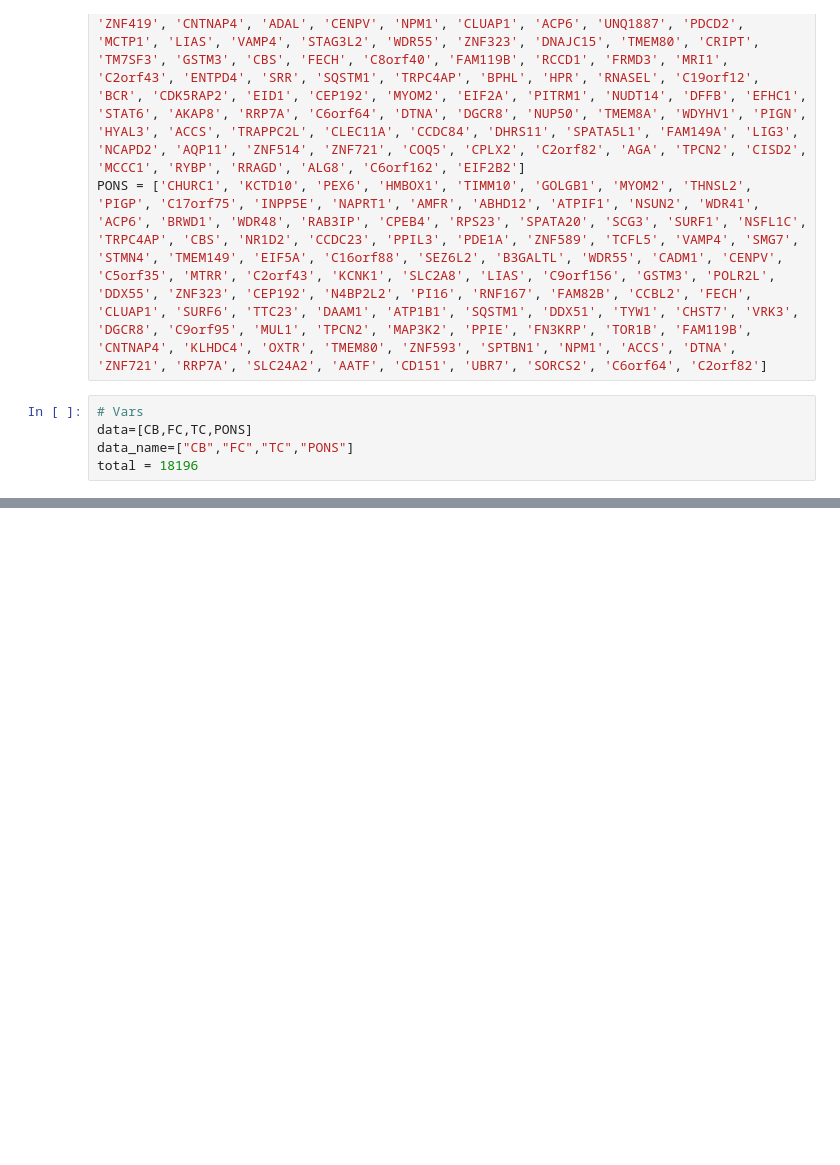
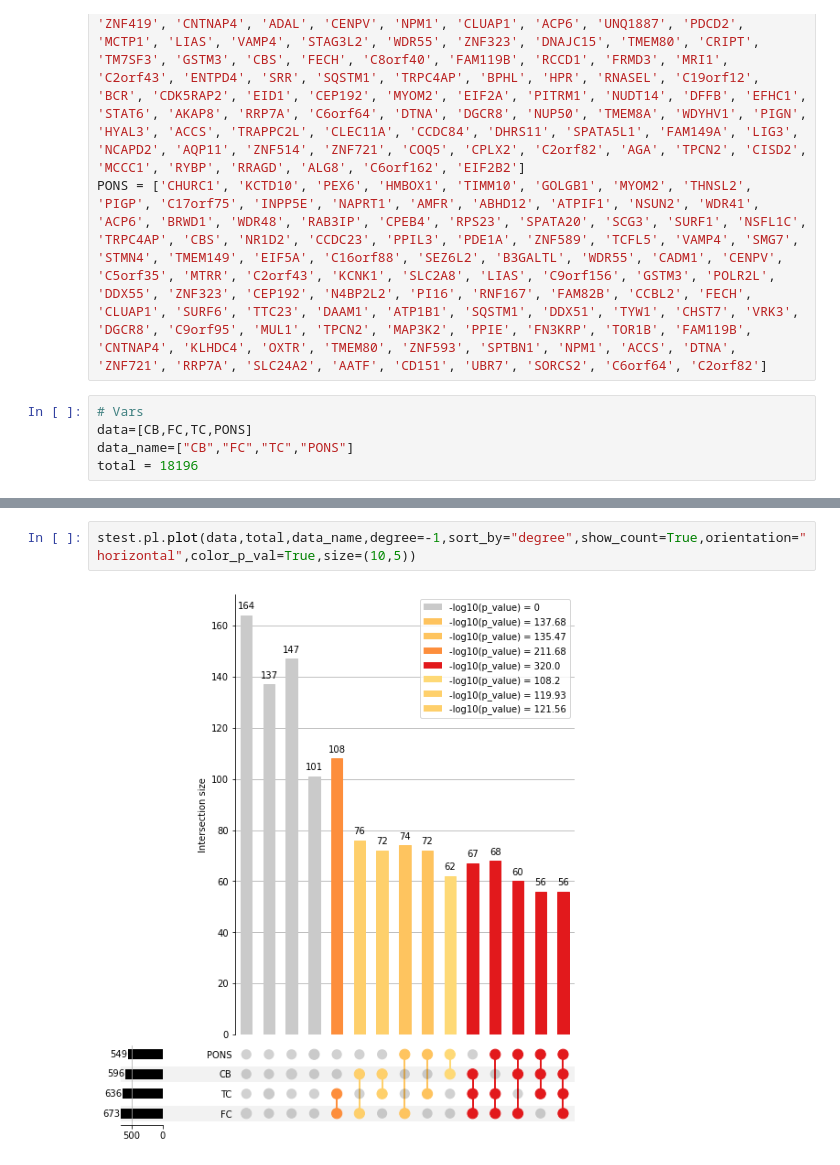
Before and after one commit to theislab/superexacttestpy, a Jupyter notebook: notebook/07_plot.ipynb, the cells around one changed output, grey strips where cells are left out. Cells and saved outputs as stored; diff of their text form; blank space fills up the shorter version.

```diff
--- a/notebook/07_plot.ipynb
+++ b/notebook/07_plot.ipynb
@@ -16,0 +25,4 @@ total = 18196
+# %%
+stest.pl.plot(data,total,data_name,degree=-1,sort_by="degree",show_count=True,orientation="horizontal",color_p_val=True,size=(10,5))
+# %% [output]
+[figure, added]
```
Also changed, not shown: parts of 5 cells of this notebook.
